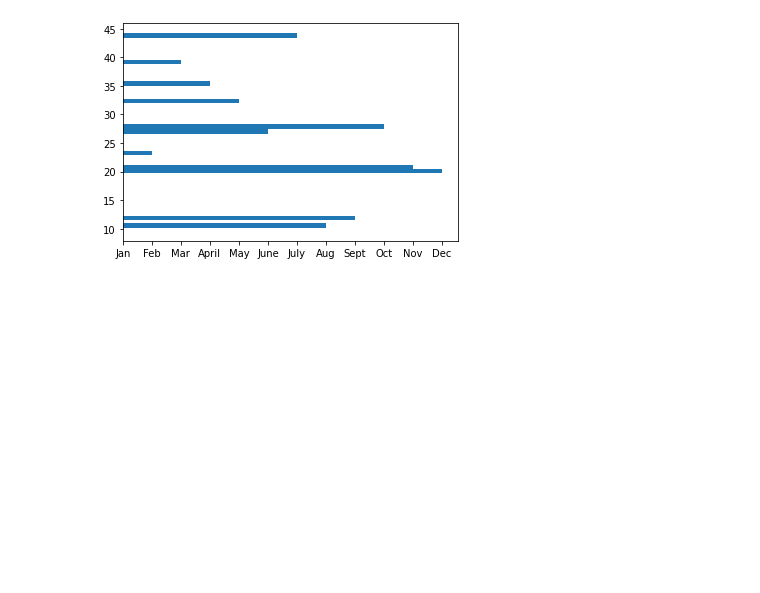
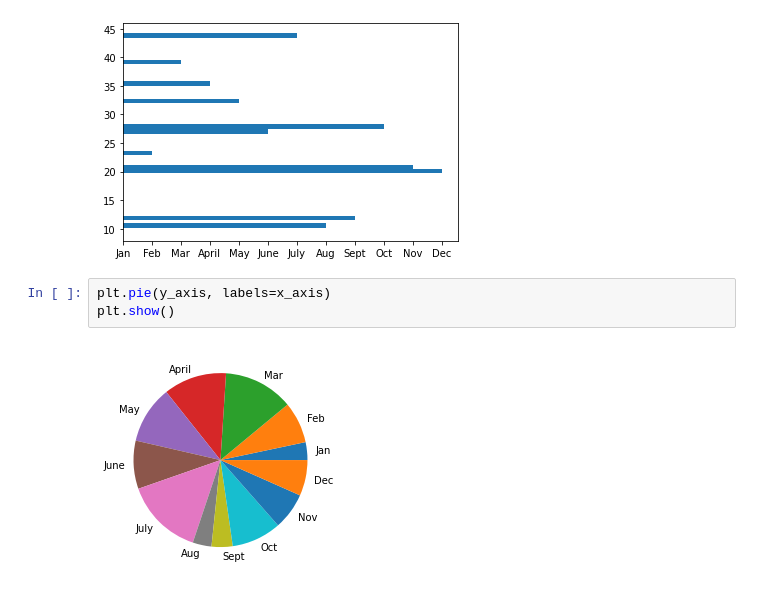
Before and after one commit to apiispanen/PyBer_Analysis, a Jupyter notebook: matplotlib_practice.ipynb, the cells around one changed output. Drawn from its saved outputs; the diff is of its cells as text; blank space fills up the shorter version.

```diff
--- a/matplotlib_practice.ipynb
+++ b/matplotlib_practice.ipynb
@@ -153,3 +153,8 @@ ax.barh(y_axis, x_axis)
 # %% [output]
 <BarContainer object of 12 artists>
 [figure]
+# %%
+plt.pie(y_axis, labels=x_axis)
+plt.show()
+# %% [output]
+[figure, added]
```
Also changed, not shown: parts of 4 cells of this notebook, 2 other files.
